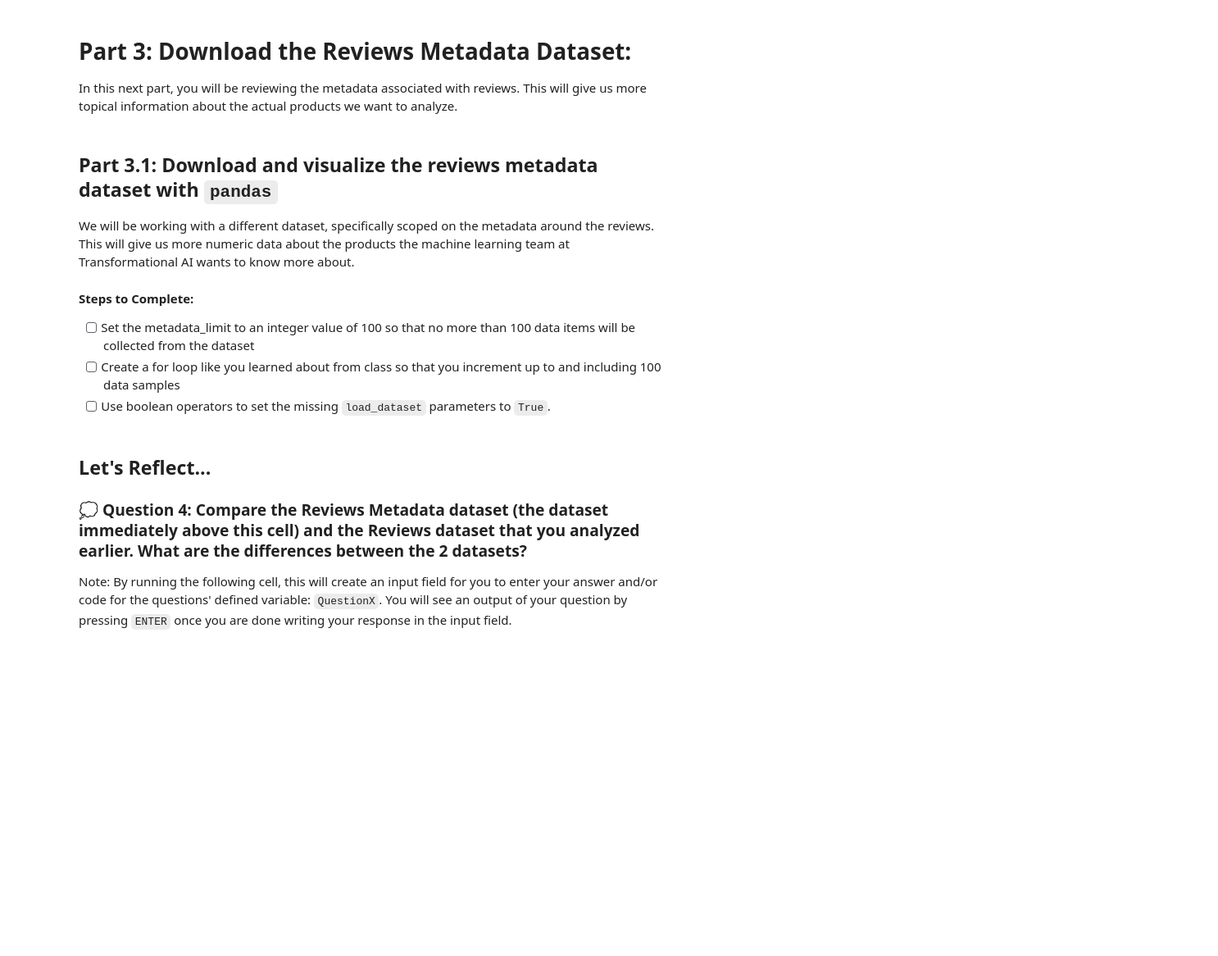
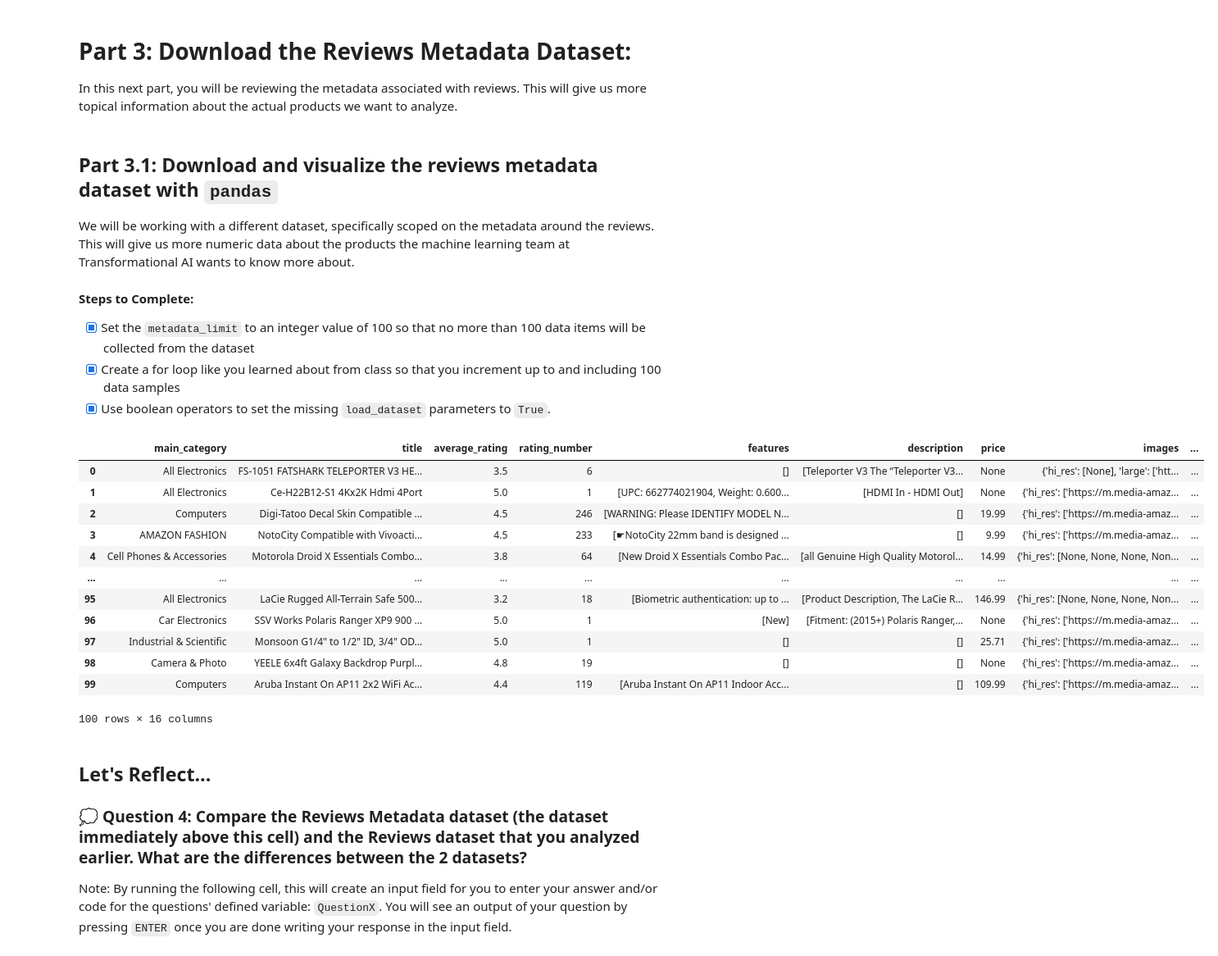
Before and after one commit to smmurdock/A-Data-Driven-Approach-to-AI-and-Python, a Jupyter notebook: solution/Udacity - PCEP Project.ipynb, the cells around one changed output. Shown at 82% size. Drawn from its saved outputs; the diff is of its cells as text; code cells hidden in the pictures; blank space fills up the shorter version.

```diff
--- a/solution/Udacity - PCEP Project.ipynb
+++ b/solution/Udacity - PCEP Project.ipynb
@@ -224,39 +263,53 @@ In this next part, you will be reviewing the metadata associated with reviews. T
 We will be working with a different dataset, specifically scoped on the metadata around the reviews. This will give us more numeric data about the products the machine learning team at Transformational AI wants to know more about.
 
 #### Steps to Complete:
-- [ ] Set the metadata_limit to an integer value of 100 so that no more than 100 data items will be collected from the dataset
-- [ ] Create a for loop like you learned about from class so that you increment up to and including 100 data samples
-- [ ] Use boolean operators to set the missing `load_dataset` parameters to `True`.
+- [X] Set the `metadata_limit` to an integer value of 100 so that no more than 100 data items will be collected from the dataset
+- [X] Create a for loop like you learned about from class so that you increment up to and including 100 data samples
+- [X] Use boolean operators to set the missing `load_dataset` parameters to `True`.
 # %%
 from datasets import load_dataset
 import pandas as pd
 
 # Load the item metadata dataset
 item_metadata_dataset = load_dataset(
     "McAuley-Lab/Amazon-Reviews-2023",
     "raw_meta_Electronics",
     split="full",
-    streaming=#<---- YOUR CODE GOES HERE ---->,
-    trust_remote_code=#<---- YOUR CODE GOES HERE ---->
+    streaming=True,
+    trust_remote_code=True
 )
 
 # Initialize an empty list to collect item metadata samples
 metadata = []
 
 # Limit to 100 samples
-metadata_limit = #<---- YOUR CODE GOES HERE ---->
+metadata_limit = 100
 
 # Iterate over the metadata dataset and collect samples
-for #<---- YOUR CODE GOES HERE ---->
-    if #<---- YOUR CODE GOES HERE ---->
+for row in item_metadata_dataset:
+    if len(metadata) == 100:
         break
-    metadata.append(#<---- YOUR CODE GOES HERE ---->)
+    metadata.append(row)
 
 # Convert the list of item metadata samples to a pandas DataFrame
 item_metadata_df = pd.DataFrame(metadata)
 
 # Print the dataframe
 item_metadata_df
+# %% [output]
+|  | main_category | title | average_rating | rating_number | features | description | price | images | ... |
+| 0 | All Electronics | FS-1051 FATSHARK TELEPORTER V3 HE... | 3.5 | 6 | [] | [Teleporter V3 The “Teleporter V3... | None | {'hi_res': [None], 'large': ['htt... | ... |
+| 1 | All Electronics | Ce-H22B12-S1 4Kx2K Hdmi 4Port | 5.0 | 1 | [UPC: 662774021904, Weight: 0.600... | [HDMI In - HDMI Out] | None | {'hi_res': ['https://m.media-amaz... | ... |
+| 2 | Computers | Digi-Tatoo Decal Skin Compatible ... | 4.5 | 246 | [WARNING: Please IDENTIFY MODEL N... | [] | 19.99 | {'hi_res': ['https://m.media-amaz... | ... |
+| 3 | AMAZON FASHION | NotoCity Compatible with Vivoacti... | 4.5 | 233 | [☛NotoCity 22mm band is designed ... | [] | 9.99 | {'hi_res': ['https://m.media-amaz... | ... |
+| 4 | Cell Phones & Accessories | Motorola Droid X Essentials Combo... | 3.8 | 64 | [New Droid X Essentials Combo Pac... | [all Genuine High Quality Motorol... | 14.99 | {'hi_res': [None, None, None, Non... | ... |
+| ... | ... | ... | ... | ... | ... | ... | ... | ... | ... |
+| 95 | All Electronics | LaCie Rugged All-Terrain Safe 500... | 3.2 | 18 | [Biometric authentication: up to ... | [Product Description, The LaCie R... | 146.99 | {'hi_res': [None, None, None, Non... | ... |
+| 96 | Car Electronics | SSV Works Polaris Ranger XP9 900 ... | 5.0 | 1 | [New] | [Fitment: (2015+) Polaris Ranger,... | None | {'hi_res': ['https://m.media-amaz... | ... |
+| 97 | Industrial & Scientific | Monsoon G1/4" to 1/2" ID, 3/4" OD... | 5.0 | 1 | [] | [] | 25.71 | {'hi_res': ['https://m.media-amaz... | ... |
+| 98 | Camera & Photo | YEELE 6x4ft Galaxy Backdrop Purpl... | 4.8 | 19 | [] | [] | None | {'hi_res': ['https://m.media-amaz... | ... |
+| 99 | Computers | Aruba Instant On AP11 2x2 WiFi Ac... | 4.4 | 119 | [Aruba Instant On AP11 Indoor Acc... | [] | 109.99 | {'hi_res': ['https://m.media-amaz... | ... |
+100 rows × 16 columns
 # %% [markdown]
 ## Let's Reflect...
 ### 💭 Question 4: Compare the Reviews Metadata dataset (the dataset immediately above this cell) and the Reviews dataset that you analyzed earlier. What are the differences between the 2 datasets?
```
Also changed, not shown: parts of 16 cells of this notebook.
